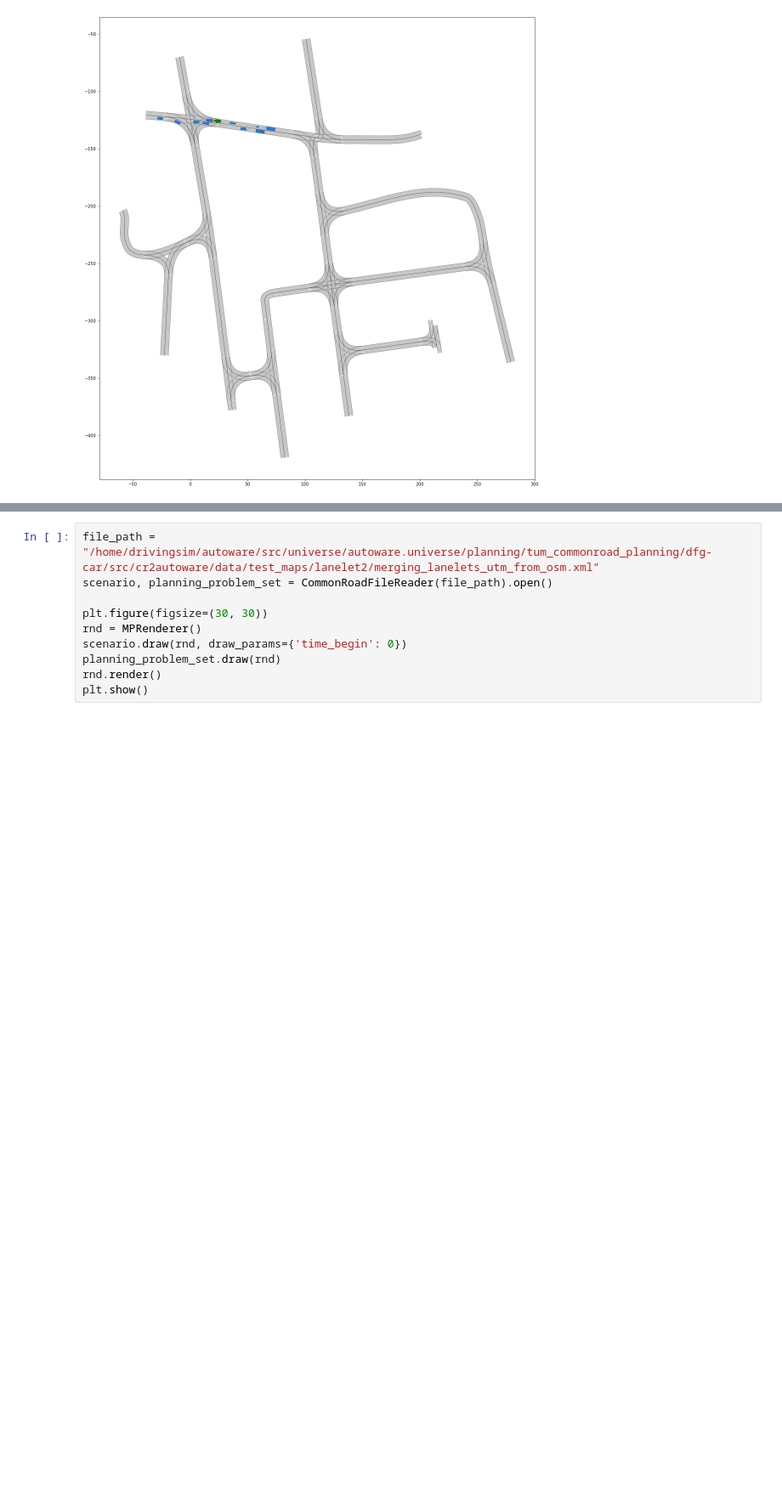
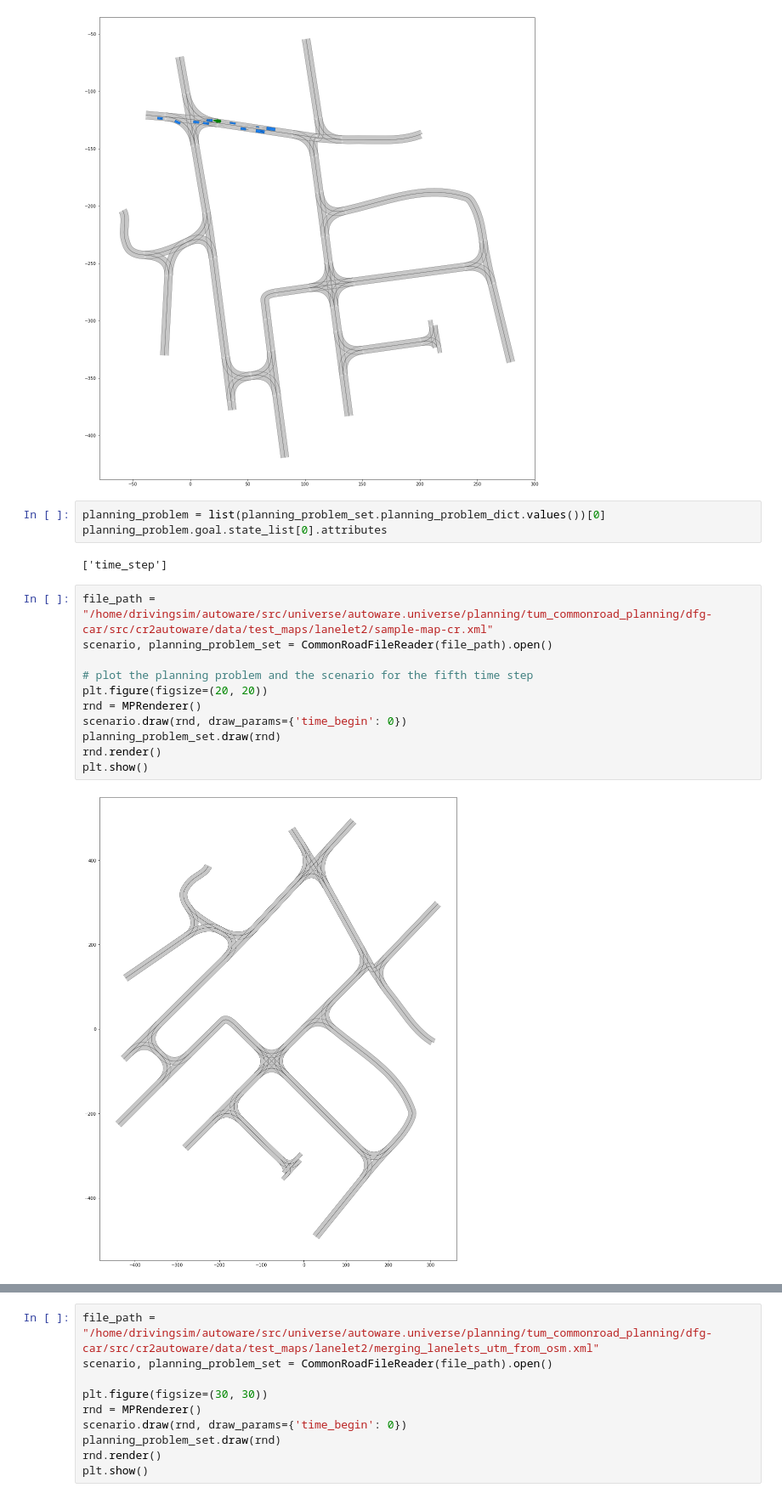
Before and after one commit to CommonRoad/commonroad-autoware-interface, a Jupyter notebook: src/cr2autoware/scripts/test_map.ipynb, the cells around one changed output, grey strips where cells are left out. Shown at 85% size. Drawn from its saved outputs; the diff is of its cells as text; blank space fills up the shorter version.

```diff
--- a/src/cr2autoware/scripts/test_map.ipynb
+++ b/src/cr2autoware/scripts/test_map.ipynb
@@ -24,5 +24,23 @@ rnd.render()
 plt.show()
 # %% [output]
 [figure]
+# %%
+planning_problem = list(planning_problem_set.planning_problem_dict.values())[0]
+planning_problem.goal.state_list[0].attributes
+# %% [output]
+['time_step']
+# %%
+file_path = "/home/drivingsim/autoware/src/universe/autoware.universe/planning/tum_commonroad_planning/dfg-car/src/cr2autoware/data/test_maps/lanelet2/sample-map-cr.xml"
+scenario, planning_problem_set = CommonRoadFileReader(file_path).open()
+
+# plot the planning problem and the scenario for the fifth time step
+plt.figure(figsize=(20, 20))
+rnd = MPRenderer()
+scenario.draw(rnd, draw_params={'time_begin': 0})
+planning_problem_set.draw(rnd)
+rnd.render()
+plt.show()
+# %% [output]
+[figure, added]
 # %%
 # file_path = "/home/drivingsim/autoware/src/universe/autoware.universe/planning/tum_commonroad_planning/dfg-car/src/cr2autoware/data/test_maps/lanelet2/sample-map-cr.xml"
```
Also changed, not shown: parts of 2 cells of this notebook, 18 other files.
